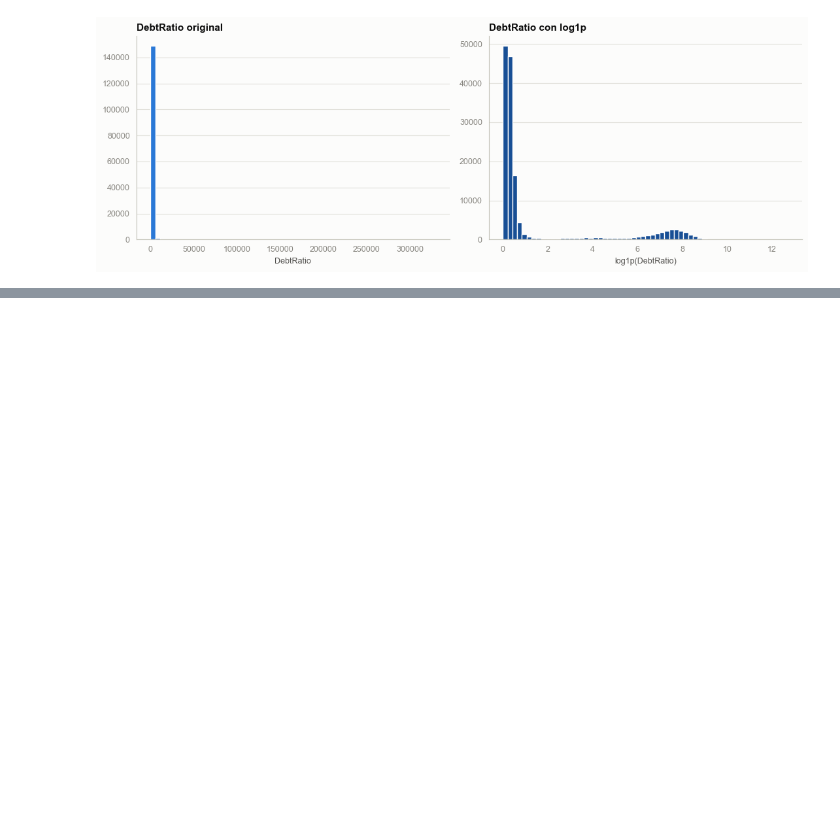
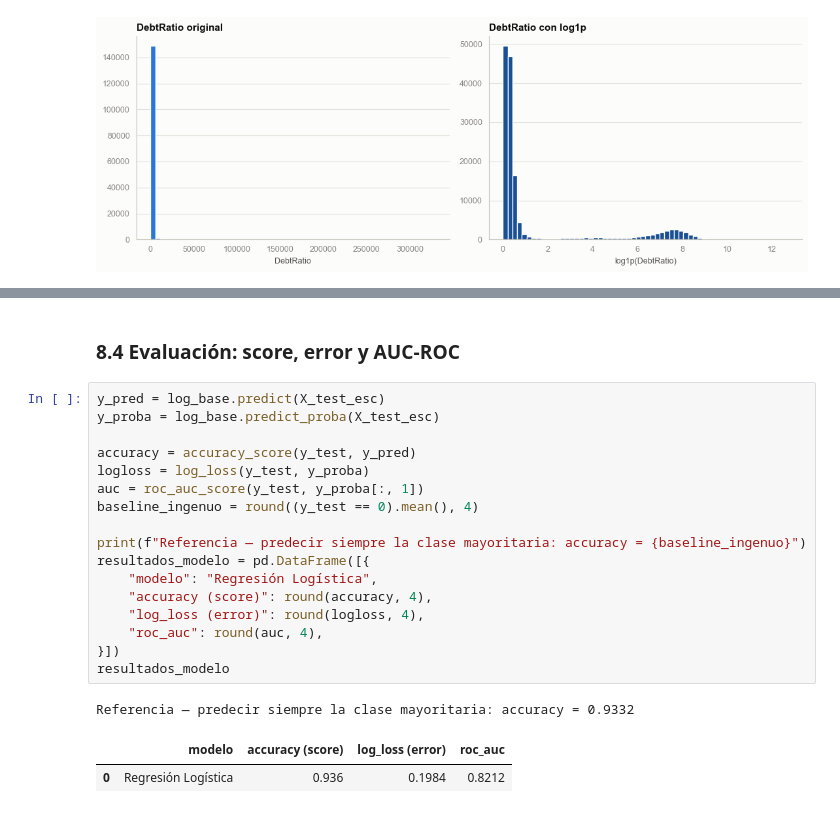
Before and after one commit to valeriaflorezs/GiveMeSomeCredit, a Jupyter notebook: _sources/analisis_exploratorio.ipynb, the cells around one changed output, grey strips where cells are left out. Saved outputs shown, nothing was run; the diff lists cells and outputs as text; blank space fills up the shorter version.

```diff
--- a/_sources/analisis_exploratorio.ipynb
+++ b/_sources/analisis_exploratorio.ipynb
@@ -1090,0 +907,23 @@ Esto es consistente con no aplicar ponderación de clases (`class_weight`) ni aj
+# %% [markdown]
+### 8.4 Evaluación: score, error y AUC-ROC
+# %%
+y_pred = log_base.predict(X_test_esc)
+y_proba = log_base.predict_proba(X_test_esc)
+
+accuracy = accuracy_score(y_test, y_pred)
+logloss = log_loss(y_test, y_proba)
+auc = roc_auc_score(y_test, y_proba[:, 1])
+baseline_ingenuo = round((y_test == 0).mean(), 4)
+
+print(f"Referencia — predecir siempre la clase mayoritaria: accuracy = {baseline_ingenuo}")
+resultados_modelo = pd.DataFrame([{
+    "modelo": "Regresión Logística",
+    "accuracy (score)": round(accuracy, 4),
+    "log_loss (error)": round(logloss, 4),
+    "roc_auc": round(auc, 4),
+}])
+resultados_modelo
+# %% [output]
+Referencia — predecir siempre la clase mayoritaria: accuracy = 0.9332
+|  | modelo | accuracy (score) | log_loss (error) | roc_auc |
+| 0 | Regresión Logística | 0.936 | 0.1984 | 0.8212 |
```
Also changed, not shown: parts of 41 cells of this notebook, 5 other files.
